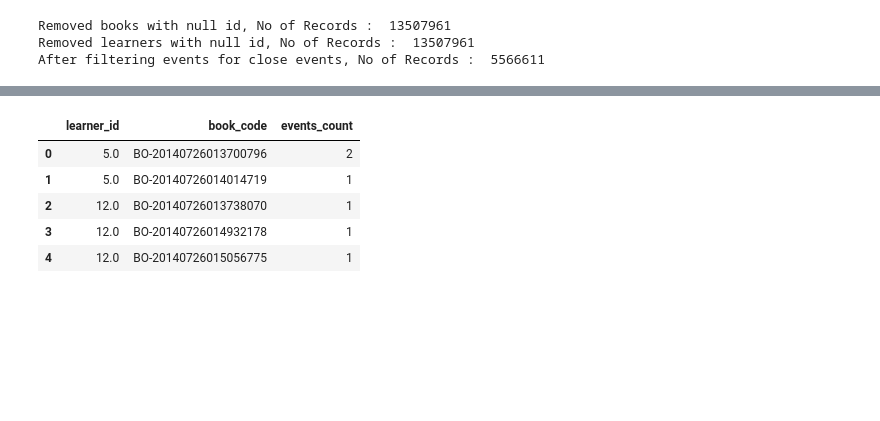
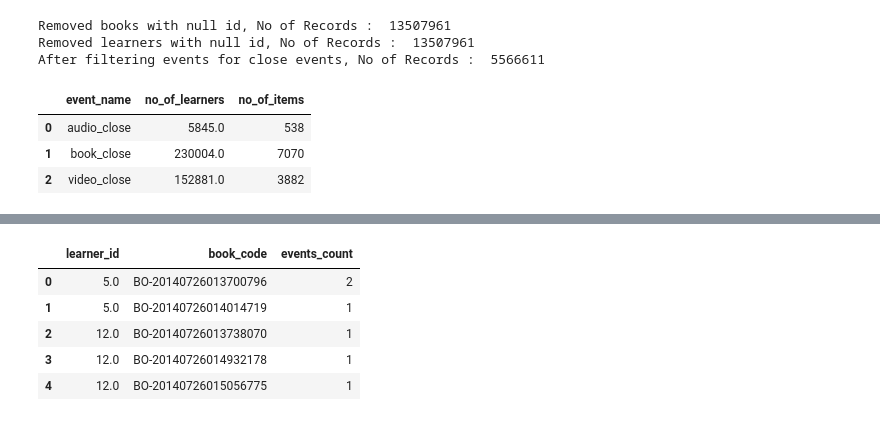
Before and after one commit to raviraju/recommender_system, a Jupyter notebook: debug_notebook_scripts/descriptive_stats.ipynb, the cells around one changed output, grey strips where cells are left out. Cells and saved outputs as stored; diff of their text form; code cells hidden in the pictures; blank space fills up the shorter version.

```diff
--- a/debug_notebook_scripts/descriptive_stats.ipynb
+++ b/debug_notebook_scripts/descriptive_stats.ipynb
@@ -40,3 +45,14 @@ Removed learners with null id, No of Records :  13507961
 After filtering events for close events, No of Records :  5566611
 # %%
 dataframe.sort_values(by='event_time', inplace=True)
+# %%
+dataframe.groupby('event_name').agg({'learner_id': (lambda x: len(x.unique())),
+                                     'book_code' : (lambda x: len(x.unique()))
+                                    }).rename(columns={'learner_id' : 'no_of_learners',
+                                                       'book_code' : 'no_of_items'
+                                                      }).reset_index()
+# %% [output]
+|  | event_name | no_of_learners | no_of_items |
+| 0 | audio_close | 5845.0 | 538 |
+| 1 | book_close | 230004.0 | 7070 |
+| 2 | video_close | 152881.0 | 3882 |
```
Also changed, not shown: parts of 15 cells of this notebook, 3 other files.
